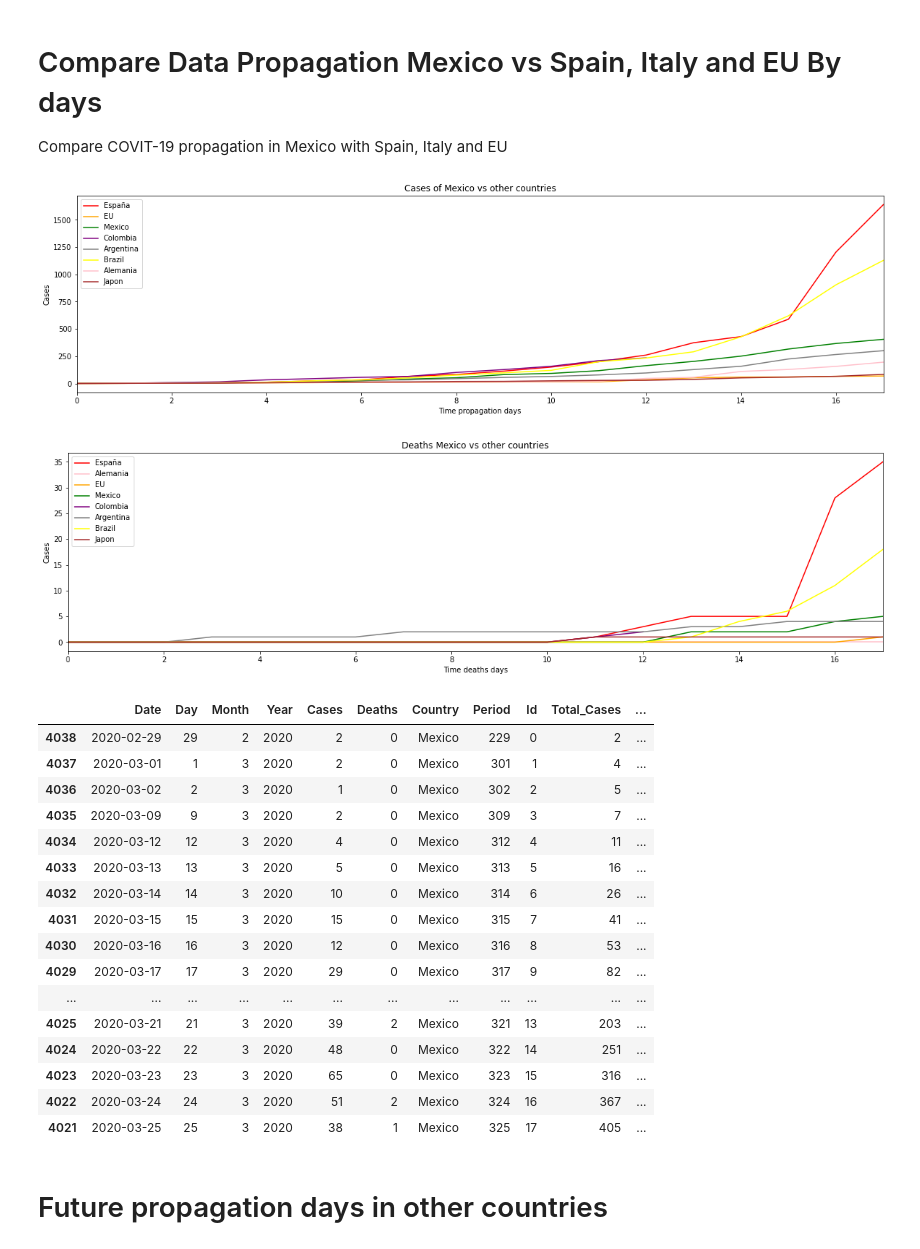
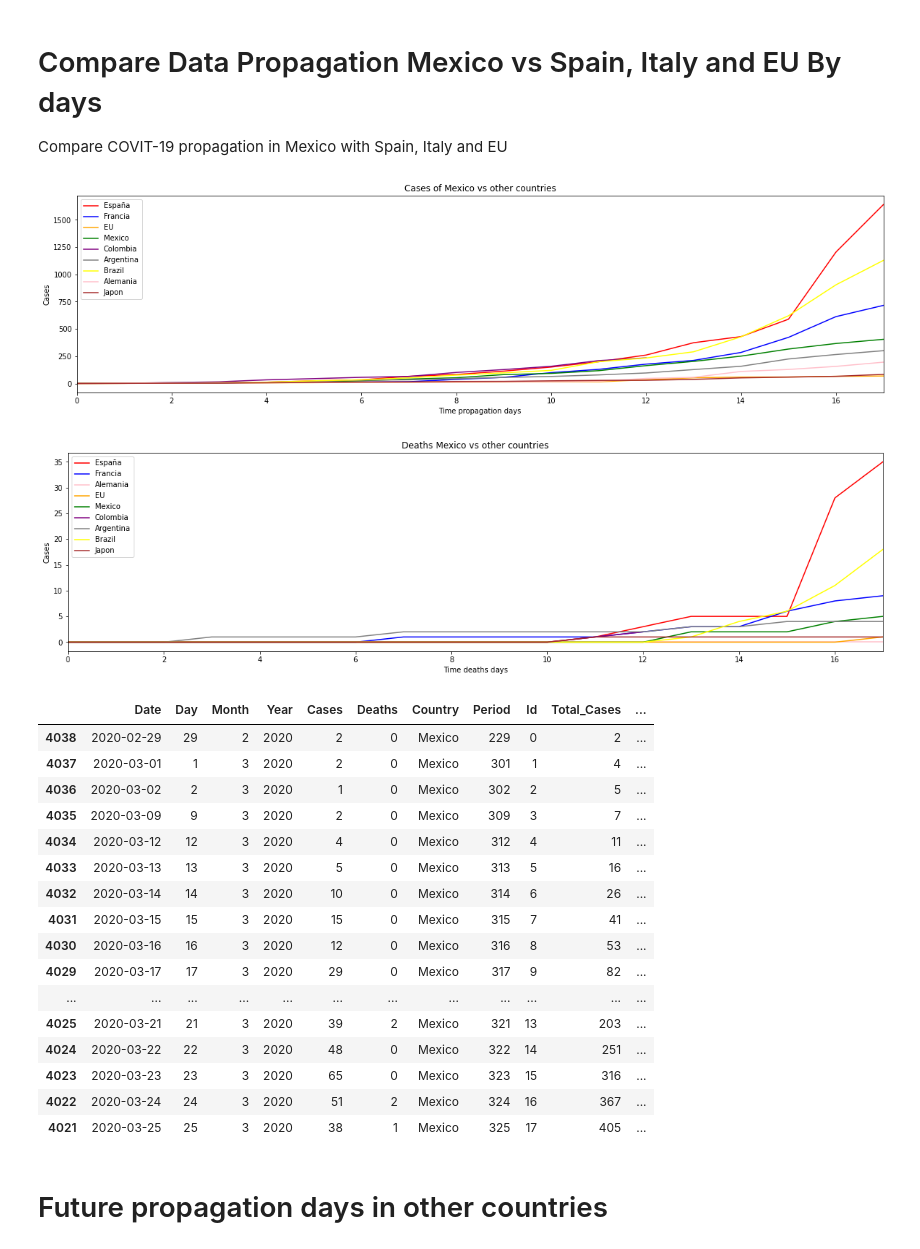
Before and after one commit to eocode/COVIT-19-Mexico, a Jupyter notebook: COVIT-19 Analisys.ipynb, the cells around one changed output. Drawn from its saved outputs; the diff is of its cells as text; code cells hidden in the pictures.

Commit message:
Correct worse case

```diff
--- a/COVIT-19 Analisys.ipynb
+++ b/COVIT-19 Analisys.ipynb
@@ -109,6 +109,8 @@ germany = data[(data['Country'] == 'Germany')]
 germany = germany[germany['Id'] < len(mexico)]
 japan = data[(data['Country'] == 'Japan')]
 japan = japan[japan['Id'] < len(mexico)]
+france = data[(data['Country'] == 'France')]
+france = france[france['Id'] < len(mexico)]
 
 #result_compare = mexico.merge(spain, left_on=['Id'], right_on=['Id'], suffixes=('', '_es'))
 #result_compare = result_compare.loc[::,['Id','Period','Country','Cases','Deaths','Total_Cases','Total_Deaths','Period_es','Country_es','Cases_es','Deaths_es','Total_Cases_es','Total_Deaths_es']]
@@ -120,43 +122,43 @@ japan = japan[japan['Id'] < len(mexico)]
 ax = plt.gca()
 
 spain.plot(kind='line',x='Id',y='Total_Cases', color='red', ax=ax, title='Cases of Mexico vs other countries', figsize=(20,5), label="España")
-#italy.plot(kind='line',x='Id',y='Total_Cases', color='blue', ax=ax)
+france.plot(kind='line',x='Id',y='Total_Cases', color='blue', ax=ax, figsize=(20,5), label="Francia")
 eu.plot(kind='line', x='Id',y='Total_Cases', color='orange', ax=ax, label="EU")
 mexico.plot(kind='line',x='Id',y='Total_Cases', color='green', ax=ax, label="Mexico")
 colombia.plot(kind='line',x='Id',y='Total_Cases', color='purple', ax=ax, label="Colombia")
 argentina.plot(kind='line',x='Id',y='Total_Cases', color='gray', ax=ax, label="Argentina")
 brazil.plot(kind='line',x='Id',y='Total_Cases', color='yellow', ax=ax, label="Brazil")
 germany.plot(kind='line',x='Id',y='Total_Cases', color='pink', ax=ax, label="Alemania")
 japan.plot(kind='line',x='Id',y='Total_Cases', color='brown', ax=ax, label="Japon")
 
 ax.set_xlabel("Time propagation days")
 ax.set_ylabel("Cases")
 ax.can_zoom()
 plt.show()
 
 ax = plt.gca()
 
 spain.plot(kind='line',x='Id',y='Total_Deaths', color='red', ax=ax, title='Deaths Mexico vs other countries', figsize=(20,5), label="España")
-#italy.plot(kind='line',x='Id',y='Total_Cases', color='blue', ax=ax)
+france.plot(kind='line',x='Id',y='Total_Deaths', color='blue', ax=ax, label="Francia")
 germany.plot(kind='line',x='Id',y='Total_Deaths', color='pink', ax=ax, label="Alemania")
 eu.plot(kind='line', x='Id',y='Total_Deaths', color='orange', ax=ax, label="EU")
 mexico.plot(kind='line',x='Id',y='Total_Deaths', color='green', ax=ax, label="Mexico")
 colombia.plot(kind='line',x='Id',y='Total_Deaths', color='purple', ax=ax, label="Colombia")
 argentina.plot(kind='line',x='Id',y='Total_Deaths', color='gray', ax=ax, label="Argentina")
 brazil.plot(kind='line',x='Id',y='Total_Deaths', color='yellow', ax=ax, label="Brazil")
 japan.plot(kind='line',x='Id',y='Total_Deaths', color='brown', ax=ax, label="Japon")
 
 ax.set_xlabel("Time deaths days")
 ax.set_ylabel("Cases")
 ax.can_zoom()
 plt.show()
 
 mexico.head(50)
 
 #result_compare.head(50)
 # %% [output]
-[figure, old version]
+[figure, new version]
-[figure, old version]
+[figure, new version]
 |  | Date | Day | Month | Year | Cases | Deaths | Country | Period | Id | Total_Cases | ... |
 | 4038 | 2020-02-29 | 29 | 2 | 2020 | 2 | 0 | Mexico | 229 | 0 | 2 | ... |
 | 4037 | 2020-03-01 | 1 | 3 | 2020 | 2 | 0 | Mexico | 301 | 1 | 4 | ... |
```
Also changed, not shown: parts of 2 cells of this notebook, 1 other file.
